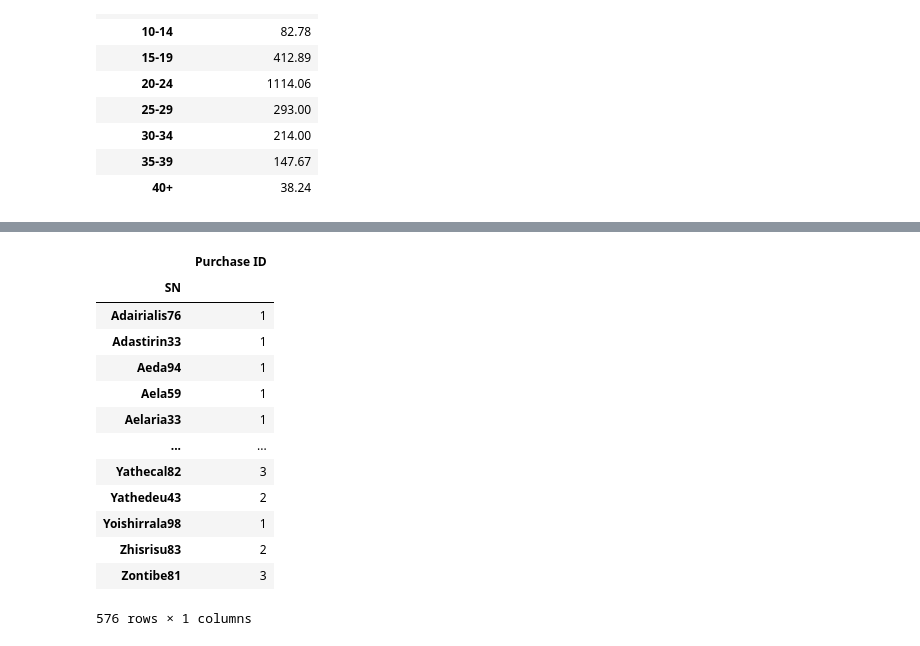
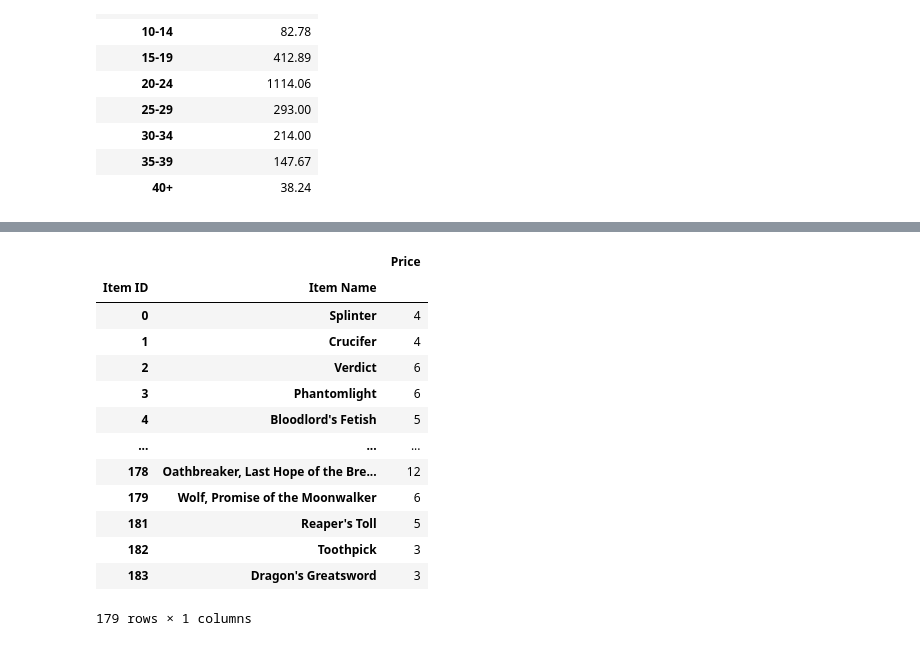
Before and after one commit to garzaadela/pandas-challenge, a Jupyter notebook: HeroesOfPymoli/HeroesOfPymoli.ipynb, the cells around one changed output, grey strips where cells are left out. Saved outputs shown, nothing was run; the diff lists cells and outputs as text; code cells hidden in the pictures.

```diff
--- a/HeroesOfPymoli/HeroesOfPymoli.ipynb
+++ b/HeroesOfPymoli/HeroesOfPymoli.ipynb
@@ -247,0 +219,6 @@ pd.concat([purchase_count, Average_purchase_price, Total_purchase_value, Avg_Tot
+# %%
+bins = [0, 9, 14, 19, 24, 29, 34, 39, 75]
+
+group_names = ["<10", "10-14", "15-19", "20-24", "25-29", "30-34", "35-39", "40+"]
+# %%
+purchase_data_df["Age Ranges"] = pd.cut(purchase_data_df["Age"], bins, labels=group_names, include_lowest=True)
@@ -413,17 +720,17 @@ purchase_data_df
 # %%
-purchase_data_df.groupby("SN")[["Purchase ID"]].count()
+purchase_data_df.groupby(["Item ID", "Item Name"])[["Price"]].count()
 # %% [output]
-|  | Purchase ID |
-| SN |  |
-| Adairialis76 | 1 |
-| Adastirin33 | 1 |
-| Aeda94 | 1 |
-| Aela59 | 1 |
-| Aelaria33 | 1 |
-| ... | ... |
-| Yathecal82 | 3 |
-| Yathedeu43 | 2 |
-| Yoishirrala98 | 1 |
-| Zhisrisu83 | 2 |
-| Zontibe81 | 3 |
+|  |  | Price |
+| Item ID | Item Name |  |
+| 0 | Splinter | 4 |
+| 1 | Crucifer | 4 |
+| 2 | Verdict | 6 |
+| 3 | Phantomlight | 6 |
+| 4 | Bloodlord's Fetish | 5 |
+| ... | ... | ... |
+| 178 | Oathbreaker, Last Hope of the Bre... | 12 |
+| 179 | Wolf, Promise of the Moonwalker | 6 |
+| 181 | Reaper's Toll | 5 |
+| 182 | Toothpick | 3 |
+| 183 | Dragon's Greatsword | 3 |
-576 rows × 1 columns
+179 rows × 1 columns
```
Also changed, not shown: parts of 71 cells of this notebook.
